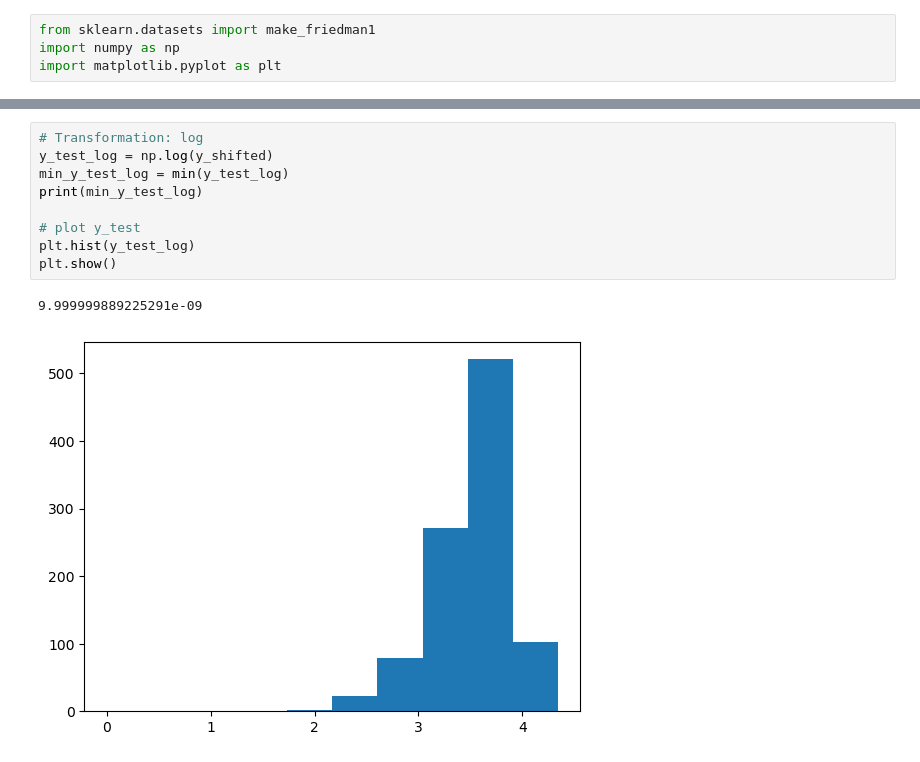
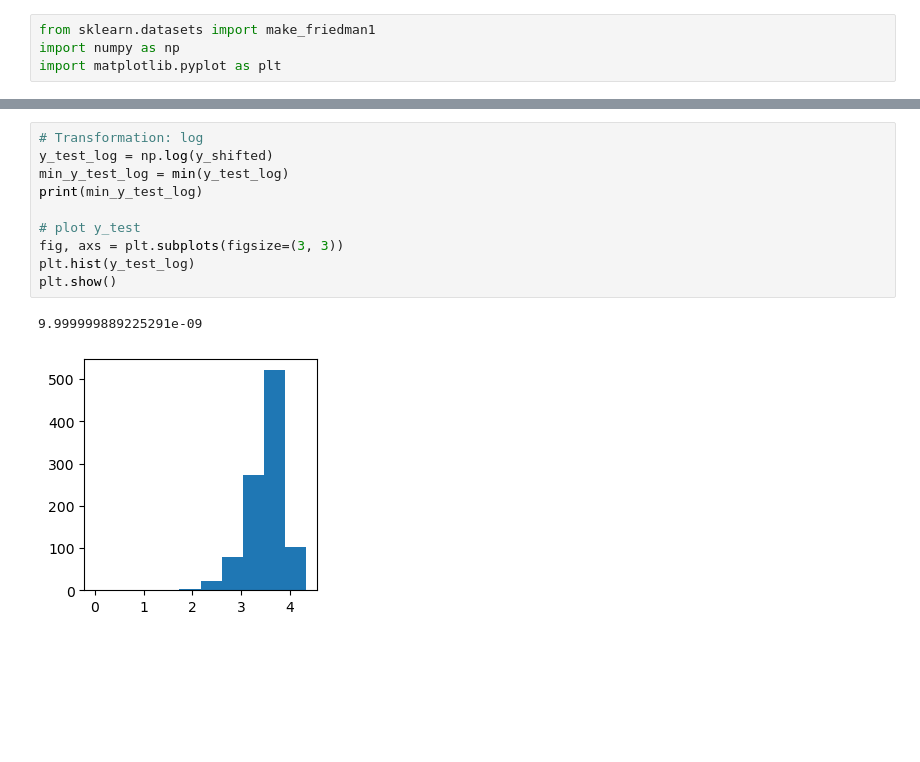
Before and after one commit to annegriddl/slds_stratification, a Jupyter notebook: Simulations/Experiments4 Final SetUp RF/data_transformations.ipynb, the cells around one changed output, grey strips where cells are left out. Drawn from its saved outputs; the diff is of its cells as text; blank space fills up the shorter version.

```diff
--- a/Simulations/Experiments4 Final SetUp RF/data_transformations.ipynb
+++ b/Simulations/Experiments4 Final SetUp RF/data_transformations.ipynb
@@ -29,12 +29,13 @@ plt.show()
 # %%
 # Transformation: log
 y_test_log = np.log(y_shifted)
 min_y_test_log = min(y_test_log)
 print(min_y_test_log)
 
 # plot y_test
+fig, axs = plt.subplots(figsize=(3, 3))
 plt.hist(y_test_log)
 plt.show()
 # %% [output]
 9.999999889225291e-09
-[figure, old version]
+[figure, new version]
```
Also changed, not shown: parts of 14 cells of this notebook, 1 other file.
